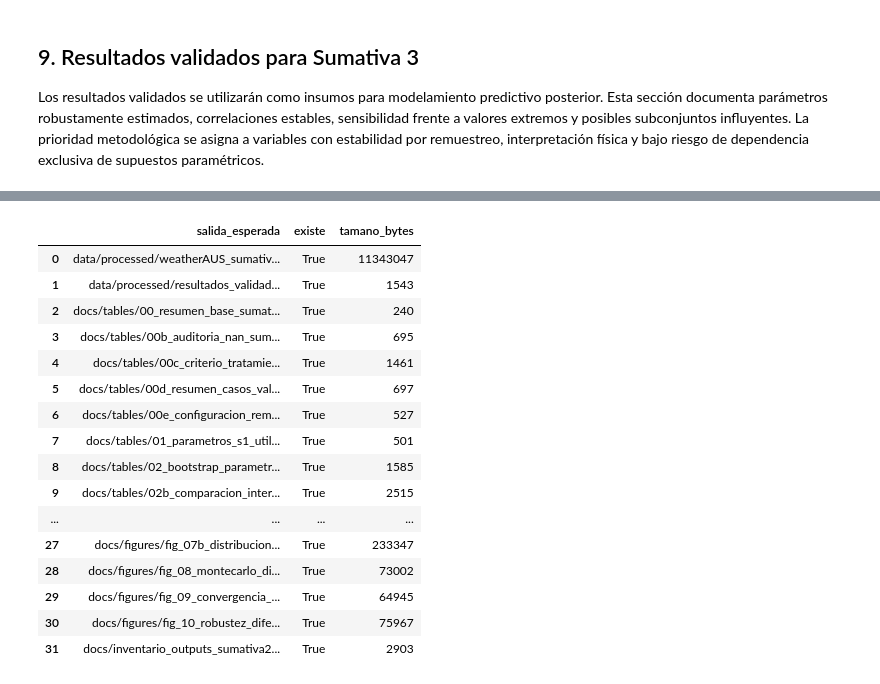
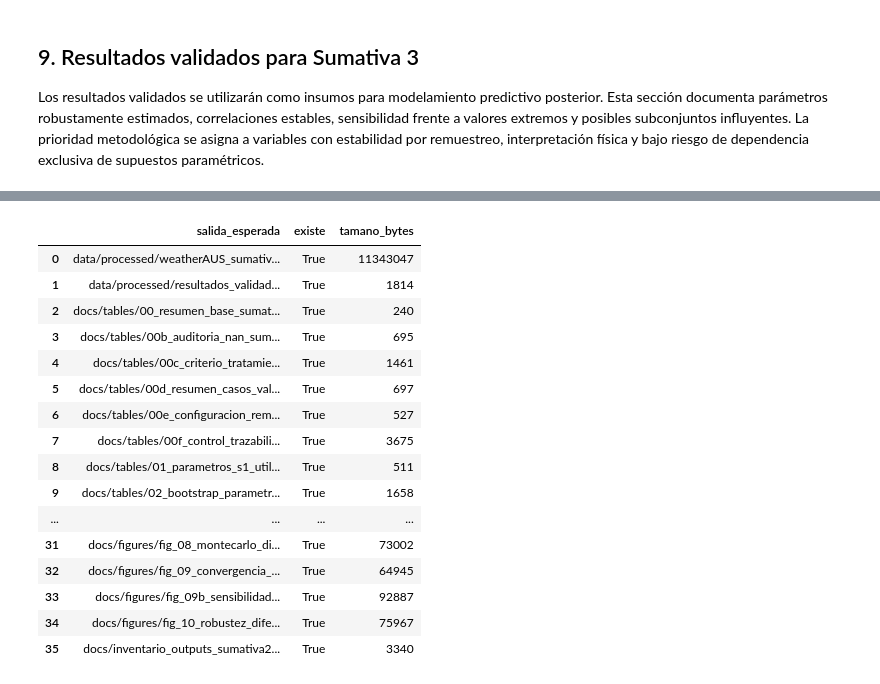
Before and after one commit to edocontreras/mcdia501-estadistica-computacional-g6, a Jupyter notebook: semana2/notebooks/Sumativa2_Rain_Australia_G6.ipynb, the cells around one changed output, grey strips where cells are left out. Drawn from its saved outputs; the diff is of its cells as text; code cells hidden in the pictures.

```diff
--- a/semana2/notebooks/Sumativa2_Rain_Australia_G6.ipynb
+++ b/semana2/notebooks/Sumativa2_Rain_Australia_G6.ipynb
@@ -976,6 +1205,7 @@ expected_outputs = [
     'docs/tables/00c_criterio_tratamiento_nan_sumativa2.csv',
     'docs/tables/00d_resumen_casos_validos_por_analisis.csv',
     'docs/tables/00e_configuracion_remuestreo_sumativa2.csv',
+    'docs/tables/00f_control_trazabilidad_s1_s2.csv',
     'docs/tables/01_parametros_s1_utilizados.csv',
     'docs/tables/02_bootstrap_parametros_s1.csv',
     'docs/tables/02b_comparacion_intervalos_bootstrap.csv',
@@ -983,9 +1213,11 @@ expected_outputs = [
     'docs/tables/04_bootstrap_correlaciones.csv',
     'docs/tables/04b_diagnostico_estabilidad_correlaciones.csv',
     'docs/tables/05_resultados_montecarlo_resumen.csv',
+    'docs/tables/05b_sensibilidad_montecarlo.csv',
     'docs/tables/06_resultados_montecarlo_umbrales.csv',
     'docs/tables/07_convergencia_montecarlo.csv',
     'docs/tables/08_robustez_outliers_supuestos.csv',
+    'docs/tables/08b_diagnostico_outliers_iqr.csv',
     'docs/tables/09_sensibilidad_por_localidad.csv',
     'docs/tables/09b_sintesis_robustez.csv',
     'docs/tables/10_resultados_validados_para_s3.csv',
@@ -999,6 +1231,7 @@ expected_outputs = [
     'docs/figures/fig_07b_distribuciones_bootstrap_correlaciones.png',
     'docs/figures/fig_08_montecarlo_distribucion_delta.png',
     'docs/figures/fig_09_convergencia_montecarlo.png',
+    'docs/figures/fig_09b_sensibilidad_montecarlo.png',
     'docs/figures/fig_10_robustez_diferencia_medias.png',
     'docs/inventario_outputs_sumativa2.csv'
 ]
@@ -1007,48 +1240,48 @@ control_integridad = []
 for rel in expected_outputs:
     path = SEMANA2_DIR / rel
     control_integridad.append({
         'salida_esperada': rel,
         'existe': path.exists(),
         'tamano_bytes': int(path.stat().st_size) if path.exists() else 0
     })
 
 control_integridad = pd.DataFrame(control_integridad)
 control_integridad.to_csv(TABLES_DIR / '11_control_integridad_salidas_sumativa2.csv', index=False)
 
 inventario = []
 for path in sorted(TABLES_DIR.glob('*.csv')):
     inventario.append({'tipo': 'tabla', 'archivo': path.relative_to(SEMANA2_DIR).as_posix(), 'descripcion': path.stem})
 for path in sorted(FIGURES_DIR.glob('*.png')):
     inventario.append({'tipo': 'figura', 'archivo': path.relative_to(SEMANA2_DIR).as_posix(), 'descripcion': path.stem})
 for path in sorted(DATA_PROCESSED.glob('*.csv')):
     inventario.append({'tipo': 'datos_procesados', 'archivo': path.relative_to(SEMANA2_DIR).as_posix(), 'descripcion': path.stem})
 
 inventario_outputs = pd.DataFrame(inventario)
 inventario_outputs.to_csv(SEMANA2_DIR / 'docs' / 'inventario_outputs_sumativa2.csv', index=False)
 
 salidas_faltantes = control_integridad.loc[~control_integridad['existe'], 'salida_esperada'].tolist()
 if salidas_faltantes:
     raise FileNotFoundError(f'Salidas esperadas no generadas: {salidas_faltantes}')
 
 control_integridad
 # %% [output]
 |  | salida_esperada | existe | tamano_bytes |
 | 0 | data/processed/weatherAUS_sumativ... | True | 11343047 |
-| 1 | data/processed/resultados_validad... | True | 1543 |
+| 1 | data/processed/resultados_validad... | True | 1814 |
 | 2 | docs/tables/00_resumen_base_sumat... | True | 240 |
 | 3 | docs/tables/00b_auditoria_nan_sum... | True | 695 |
 | 4 | docs/tables/00c_criterio_tratamie... | True | 1461 |
 | 5 | docs/tables/00d_resumen_casos_val... | True | 697 |
 | 6 | docs/tables/00e_configuracion_rem... | True | 527 |
-| 7 | docs/tables/01_parametros_s1_util... | True | 501 |
-| 8 | docs/tables/02_bootstrap_parametr... | True | 1585 |
-| 9 | docs/tables/02b_comparacion_inter... | True | 2515 |
+| 7 | docs/tables/00f_control_trazabili... | True | 3675 |
+| 8 | docs/tables/01_parametros_s1_util... | True | 511 |
+| 9 | docs/tables/02_bootstrap_parametr... | True | 1658 |
 | ... | ... | ... | ... |
-| 27 | docs/figures/fig_07b_distribucion... | True | 233347 |
-| 28 | docs/figures/fig_08_montecarlo_di... | True | 73002 |
-| 29 | docs/figures/fig_09_convergencia_... | True | 64945 |
-| 30 | docs/figures/fig_10_robustez_dife... | True | 75967 |
-| 31 | docs/inventario_outputs_sumativa2... | True | 2903 |
+| 31 | docs/figures/fig_08_montecarlo_di... | True | 73002 |
+| 32 | docs/figures/fig_09_convergencia_... | True | 64945 |
+| 33 | docs/figures/fig_09b_sensibilidad... | True | 92887 |
+| 34 | docs/figures/fig_10_robustez_dife... | True | 75967 |
+| 35 | docs/inventario_outputs_sumativa2... | True | 3340 |
 # %% [markdown]
 ## 10. Control metodológico final
 
```
Also changed, not shown: parts of 13 cells of this notebook.
